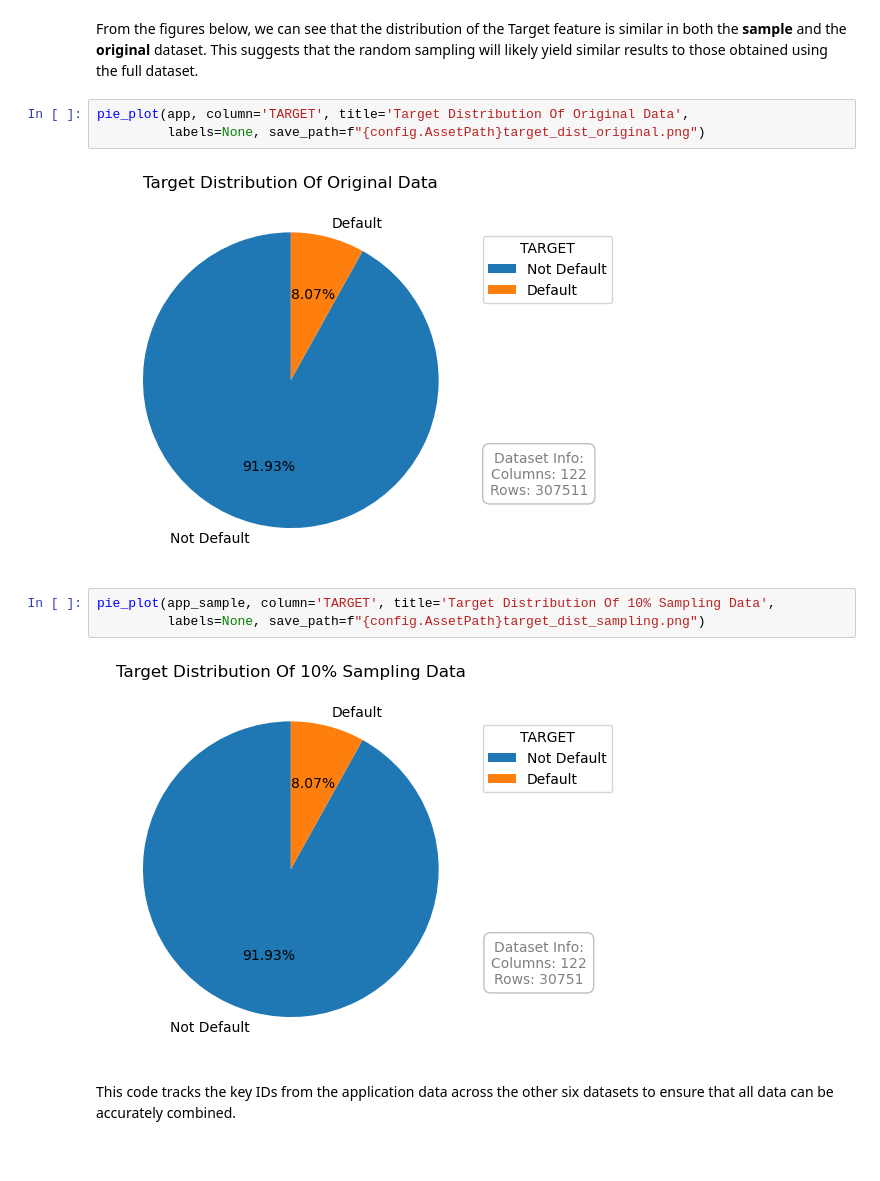
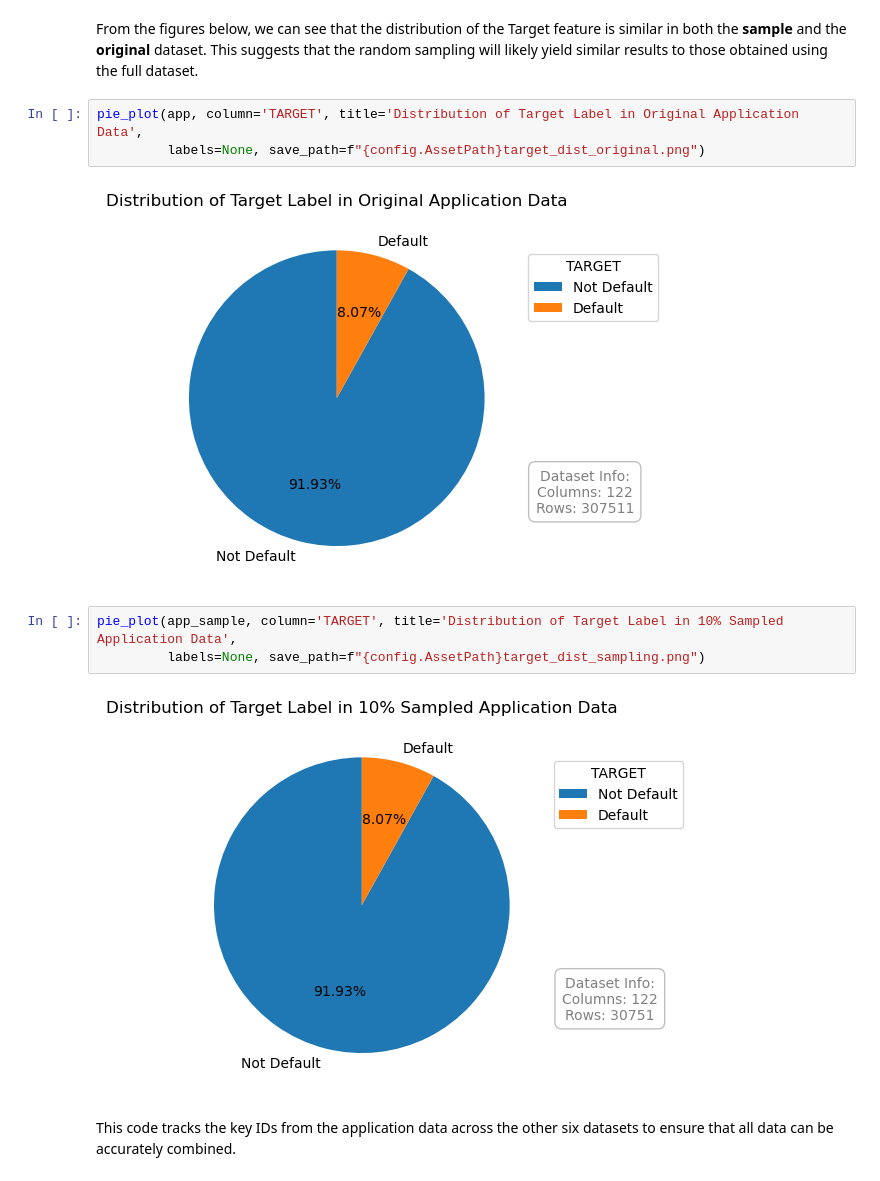
Before and after one commit to Sambath82/Home-Credit-Default-Risk, a Jupyter notebook: Notebook/2_Data_Sampling.ipynb, the cells around one changed output. Saved outputs shown, nothing was run; the diff lists cells and outputs as text.

```diff
--- a/Notebook/2_Data_Sampling.ipynb
+++ b/Notebook/2_Data_Sampling.ipynb
@@ -119,15 +119,15 @@ app_sample.head()
 # %% [markdown]
 From the figures below, we can see that the distribution of the Target feature is similar in both the **sample** and the **original** dataset. This suggests that the random sampling will likely yield similar results to those obtained using the full dataset.
 # %%
-pie_plot(app, column='TARGET', title='Target Distribution Of Original Data',
+pie_plot(app, column='TARGET', title='Distribution of Target Label in Original Application Data',
          labels=None, save_path=f"{config.AssetPath}target_dist_original.png")
 # %% [output]
-[figure, old version]
+[figure, new version]
 # %%
-pie_plot(app_sample, column='TARGET', title='Target Distribution Of 10% Sampling Data',
+pie_plot(app_sample, column='TARGET', title='Distribution of Target Label in 10% Sampled Application Data',
          labels=None, save_path=f"{config.AssetPath}target_dist_sampling.png")
 # %% [output]
-[figure, old version]
+[figure, new version]
 # %% [markdown]
 This code tracks the key IDs from the application data across the other six datasets to ensure that all data can be accurately combined.
 # %%
```
Also changed, not shown: parts of 1 cell of this notebook, 4 other files.
